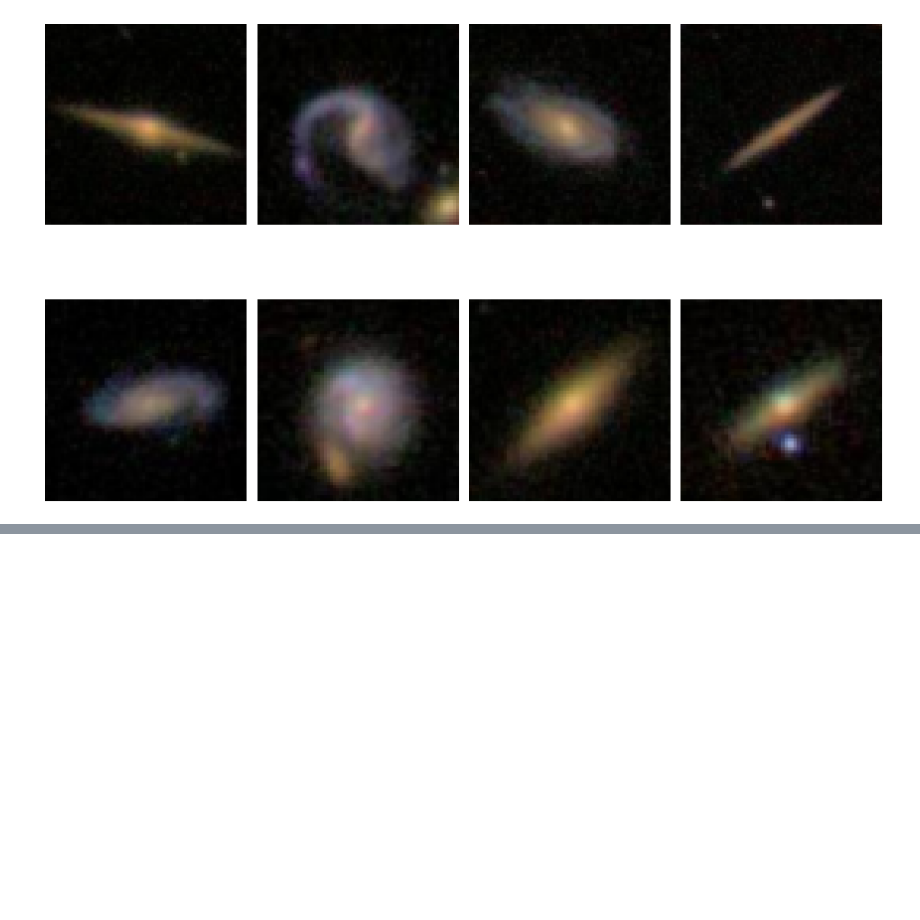
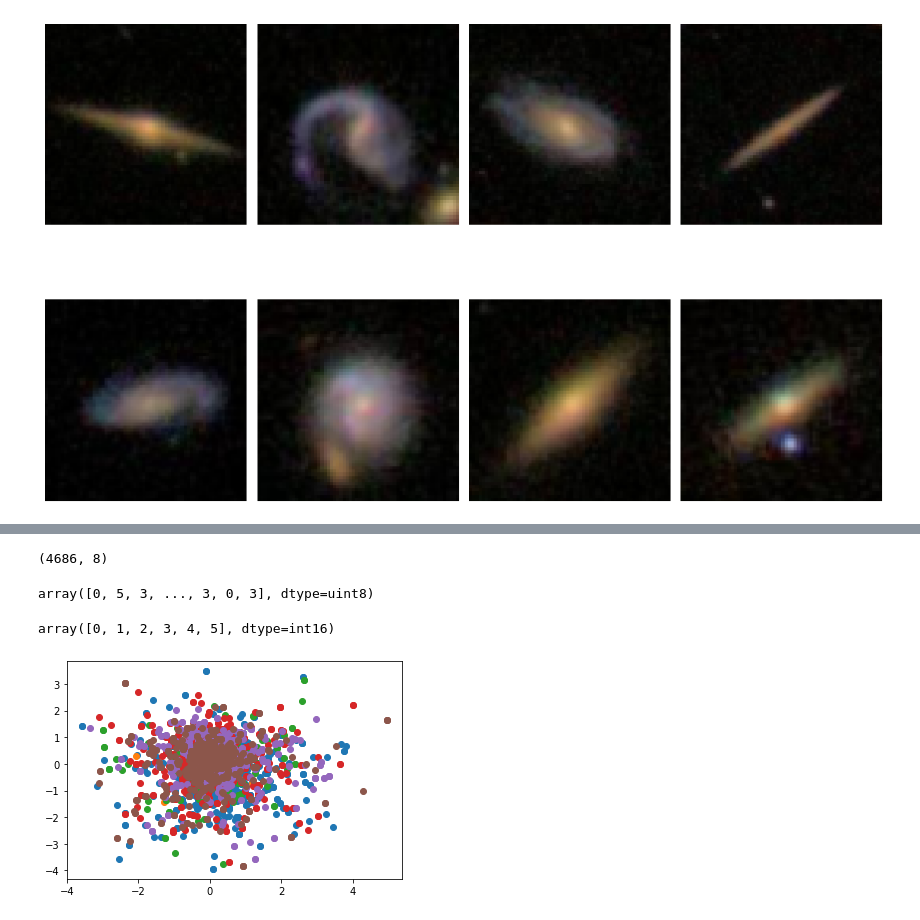
Before and after one commit to Quizznor/ML-galaxy-challenge, a Jupyter notebook: run_model.ipynb, the cells around one changed output, grey strips where cells are left out. Saved outputs shown, nothing was run; the diff lists cells and outputs as text; code cells hidden in the pictures; blank space fills up the shorter version.

```diff
--- a/run_model.ipynb
+++ b/run_model.ipynb
@@ -128,0 +134,6 @@ show_galaxies(images[img_index])
+# %%
+latent_features = ll[0]
+# %%
+latent_features.shape
+# %% [output]
+(4686, 8)
@@ -128,0 +142,4 @@ show_galaxies(images[img_index])
+# %%
+labels
+# %% [output]
+array([0, 5, 3, ..., 3, 0, 3], dtype=uint8)
@@ -128,0 +149,11 @@ show_galaxies(images[img_index])
+# %%
+np.unique(labels.astype(np.int16))
+# %% [output]
+array([0, 1, 2, 3, 4, 5], dtype=int16)
+# %%
+
+for i in np.unique(labels):
+    c = labels == i
+    plt.scatter(latent_features[:,6][c], latent_features[:,5][c])
+# %% [output]
+[figure, added]
```
Also changed, not shown: parts of 14 cells of this notebook.
